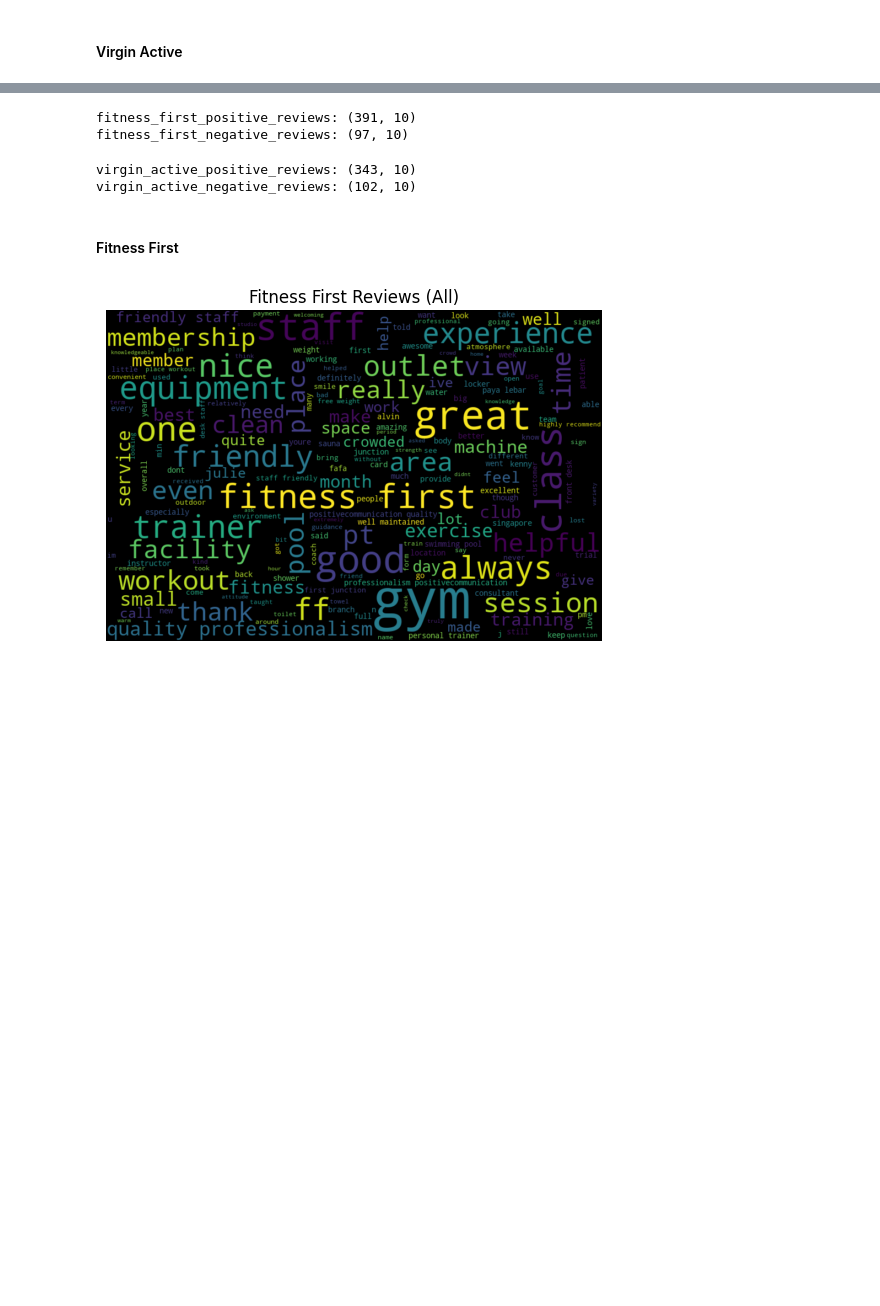
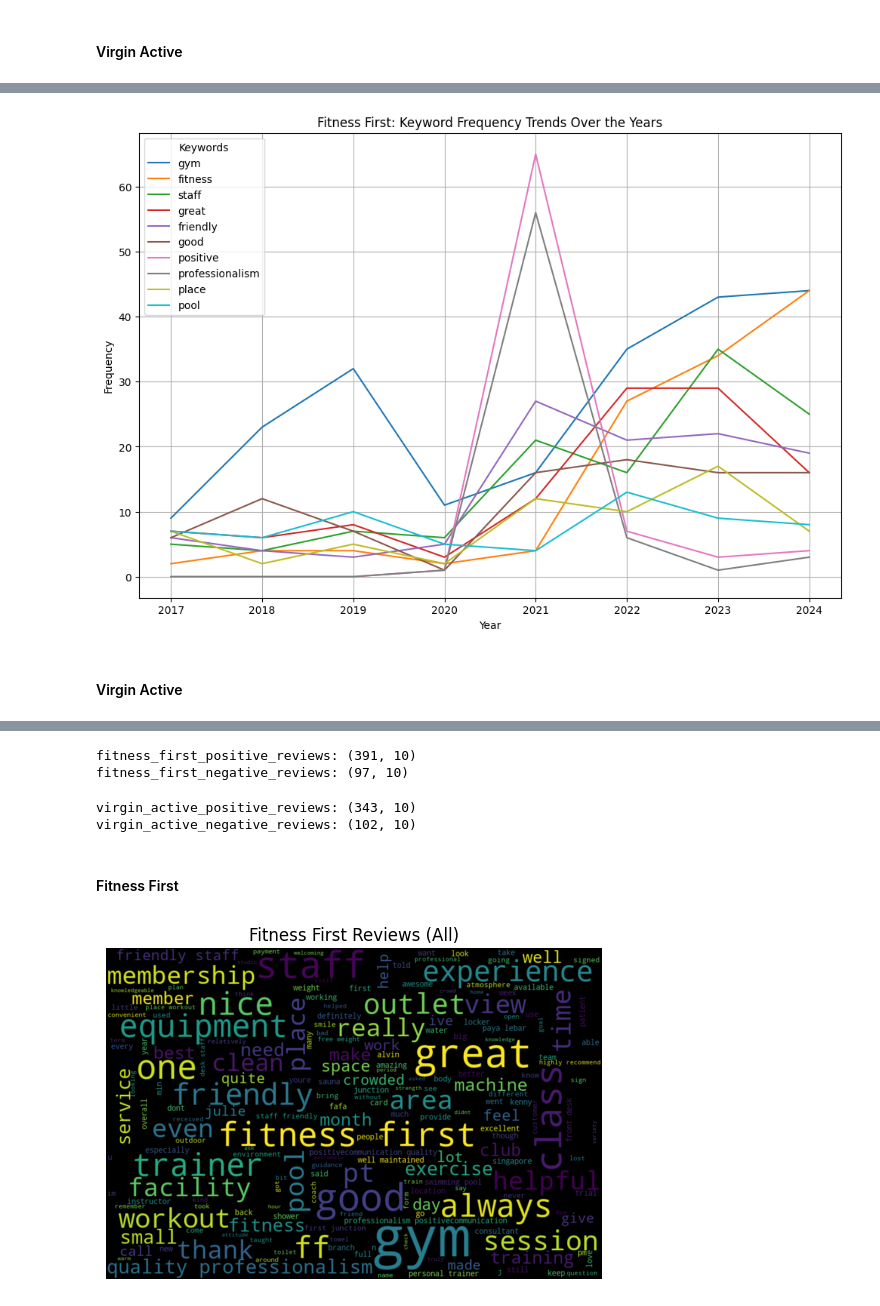
Before and after one commit to julianacharisser/gym-reviews-sentiment-analysis, a Jupyter notebook: competitor_gym_reviews_nlp.ipynb, the cells around one changed output, grey strips where cells are left out. Saved outputs shown, nothing was run; the diff lists cells and outputs as text; code cells hidden in the pictures; blank space fills up the shorter version.

Commit message:
Added a new part on Keyword Analysis over the years

```diff
--- a/competitor_gym_reviews_nlp.ipynb
+++ b/competitor_gym_reviews_nlp.ipynb
@@ -168,0 +181,29 @@ va_reviews.head(2)
+# %%
+# Create a copy of the DataFrame to avoid modifying the original
+ff_reviews_copy = ff_reviews.copy()
+
+# Filter data to only include rows from 2017 onwards
+ff_reviews_copy = ff_reviews_copy[ff_reviews_copy['year'] >= 2017]
+
+# Combine reviews by year
+ff_reviews_by_year = ff_reviews_copy.groupby('year')['review'].apply(lambda x: ' '.join(x)).reset_index()
+
+# Tokenize and count words for each year
+ff_reviews_by_year['keyword_counts'] = ff_reviews_by_year['review'].apply(get_keyword_counts)
+# %%
+# Flatten keyword counts across all years for comparison
+all_keywords = Counter()
+for counts in ff_reviews_by_year['keyword_counts']:
+    all_keywords.update(counts)
+
+# Focus on top 10 frequent keywords overall
+ff_top_keywords = [word for word, freq in all_keywords.most_common(10)]
+
+# Create a frequency table for top keywords by year
+ff_keyword_trends = {}
+for keyword in ff_top_keywords:
+    ff_keyword_trends[keyword] = ff_reviews_by_year['keyword_counts'].apply(lambda x: x.get(keyword, 0)).tolist()
+
+# Convert trends to DataFrame for visualization
+ff_keyword_trends = pd.DataFrame(ff_keyword_trends, index=ff_reviews_by_year['year'])
+print(ff_keyword_trends)
@@ -168,0 +228,16 @@ va_reviews.head(2)
+# %%
+# Line plot for keyword trends
+plt.figure(figsize=(12, 8))
+for keyword in ff_top_keywords:
+    plt.plot(ff_keyword_trends.index, ff_keyword_trends[keyword], label=keyword)
+
+plt.title('Fitness First: Keyword Frequency Trends Over the Years')
+plt.xlabel('Year')
+plt.ylabel('Frequency')
+plt.legend(title='Keywords')
+plt.grid(True)
+plt.show()
+# %% [output]
+[figure, added]
+# %% [markdown]
+#### Virgin Active
```
Also changed, not shown: parts of 11 cells of this notebook.
